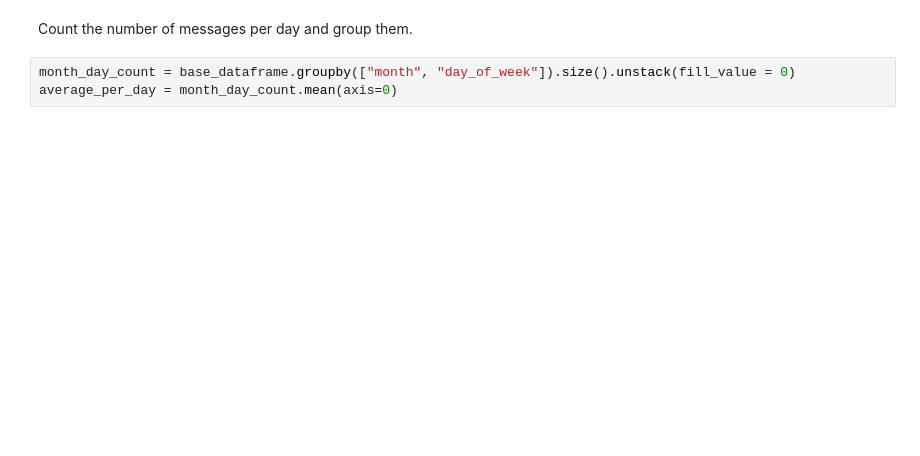
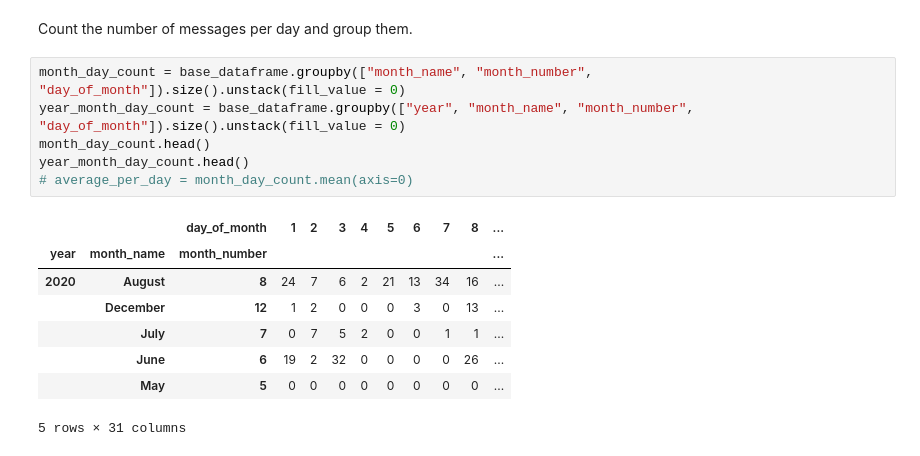
Before and after one commit to StolkHU/DAV_HU_AS, a Jupyter notebook: notebooks/as-01-comparing-categories.ipynb, the cells around one changed output. Saved outputs shown, nothing was run; the diff lists cells and outputs as text; blank space fills up the shorter version.

```diff
--- a/notebooks/as-01-comparing-categories.ipynb
+++ b/notebooks/as-01-comparing-categories.ipynb
@@ -81,5 +135,17 @@ no_of_messages
 # %% [markdown]
 Count the number of messages per day and group them.
 # %%
-month_day_count = base_dataframe.groupby(["month", "day_of_week"]).size().unstack(fill_value = 0)
-average_per_day = month_day_count.mean(axis=0)
+month_day_count = base_dataframe.groupby(["month_name", "month_number", "day_of_month"]).size().unstack(fill_value = 0)
+year_month_day_count = base_dataframe.groupby(["year", "month_name", "month_number", "day_of_month"]).size().unstack(fill_value = 0)
+month_day_count.head()
+year_month_day_count.head()
+# average_per_day = month_day_count.mean(axis=0)
+# %% [output]
+|  |  | day_of_month | 1 | 2 | 3 | 4 | 5 | 6 | 7 | 8 | ... |
+| year | month_name | month_number |  |  |  |  |  |  |  |  | ... |
+| 2020 | August | 8 | 24 | 7 | 6 | 2 | 21 | 13 | 34 | 16 | ... |
+|  | December | 12 | 1 | 2 | 0 | 0 | 0 | 3 | 0 | 13 | ... |
+|  | July | 7 | 0 | 7 | 5 | 2 | 0 | 0 | 1 | 1 | ... |
+|  | June | 6 | 19 | 2 | 32 | 0 | 0 | 0 | 0 | 26 | ... |
+|  | May | 5 | 0 | 0 | 0 | 0 | 0 | 0 | 0 | 0 | ... |
+5 rows × 31 columns
```
Also changed, not shown: parts of 11 cells of this notebook, 3 other files.
